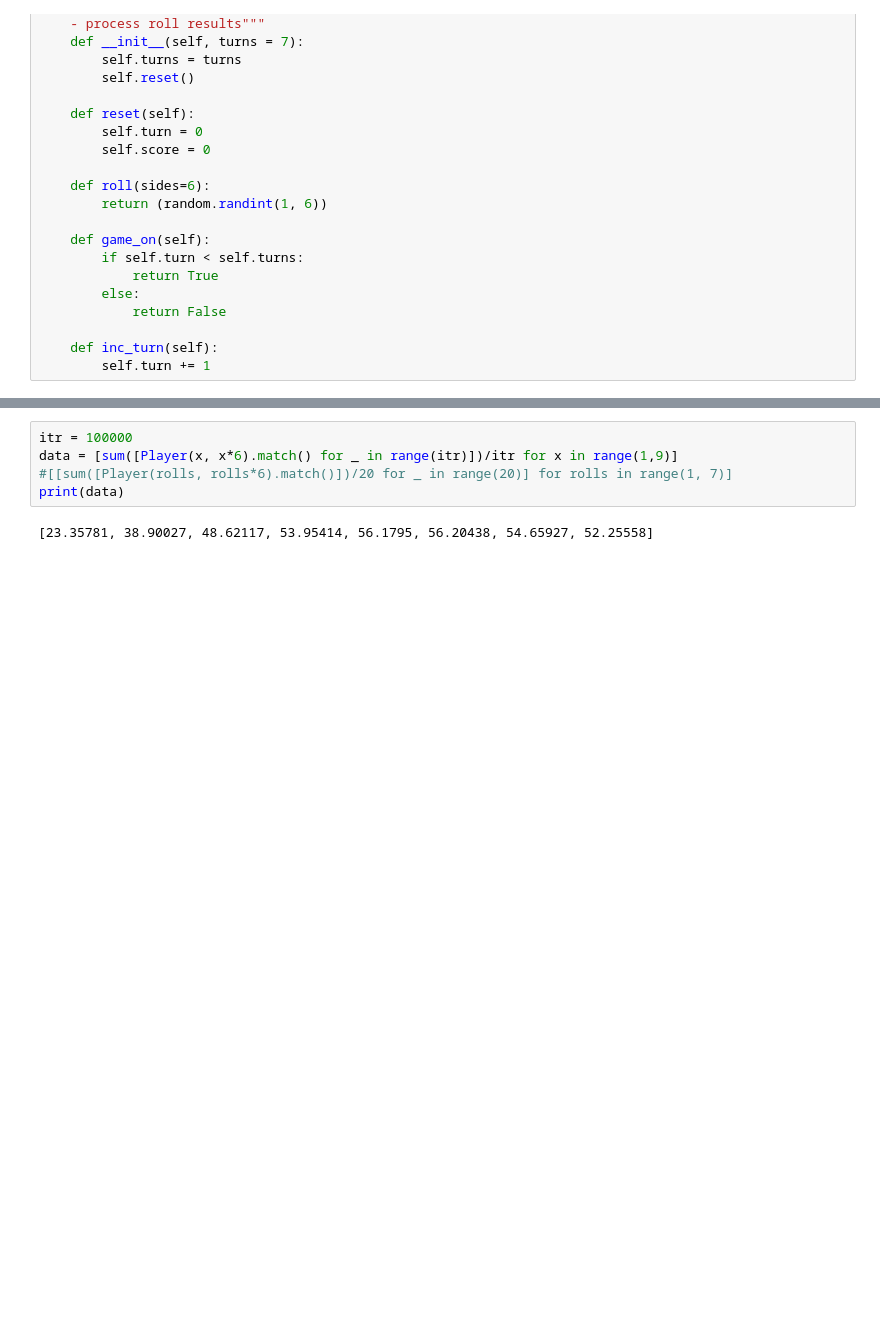
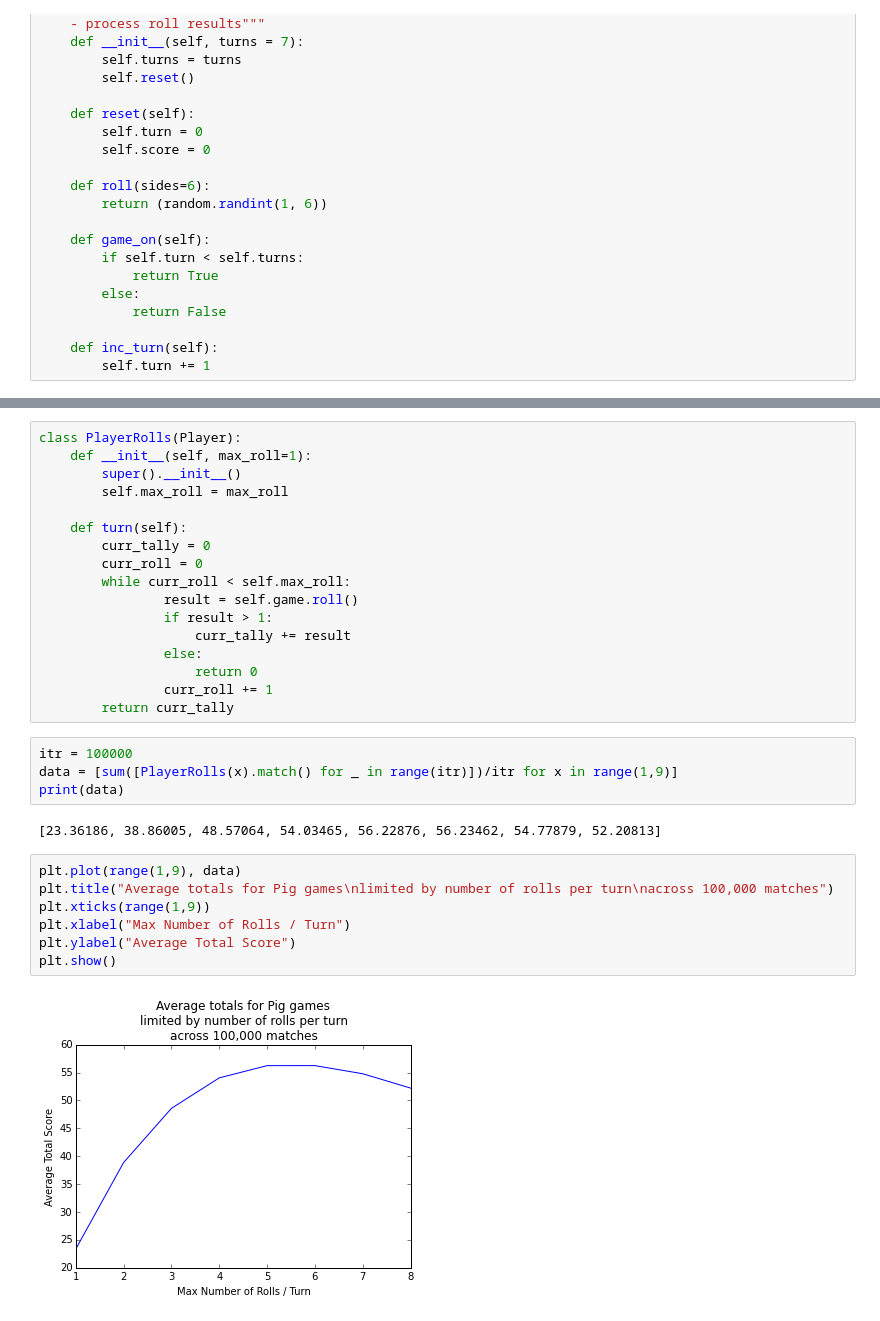
Before and after one commit to JonathanFrederick/ultimate-pig, a Jupyter notebook: pig.ipynb, the cells around one changed output, grey strips where cells are left out. Cells and saved outputs as stored; diff of their text form; blank space fills up the shorter version.

```diff
--- a/pig.ipynb
+++ b/pig.ipynb
@@ -80,7 +89,32 @@ class Player:
+# %%
+class PlayerRolls(Player):
+    def __init__(self, max_roll=1):
+        super().__init__()
+        self.max_roll = max_roll
+
+    def turn(self):
+        curr_tally = 0
+        curr_roll = 0
+        while curr_roll < self.max_roll:
+                result = self.game.roll()
+                if result > 1:
+                    curr_tally += result
+                else:
+                    return 0
+                curr_roll += 1
+        return curr_tally
 # %%
 itr = 100000
-data = [sum([Player(x, x*6).match() for _ in range(itr)])/itr for x in range(1,9)]
-#[[sum([Player(rolls, rolls*6).match()])/20 for _ in range(20)] for rolls in range(1, 7)]
+data = [sum([PlayerRolls(x).match() for _ in range(itr)])/itr for x in range(1,9)]
 print(data)
 # %% [output]
-[23.35781, 38.90027, 48.62117, 53.95414, 56.1795, 56.20438, 54.65927, 52.25558]
+[23.36186, 38.86005, 48.57064, 54.03465, 56.22876, 56.23462, 54.77879, 52.20813]
+# %%
+plt.plot(range(1,9), data)
+plt.title("Average totals for Pig games\nlimited by number of rolls per turn\nacross 100,000 matches")
+plt.xticks(range(1,9))
+plt.xlabel("Max Number of Rolls / Turn")
+plt.ylabel("Average Total Score")
+plt.show()
+# %% [output]
+[figure, added]
```
Also changed, not shown: parts of 14 cells of this notebook.
